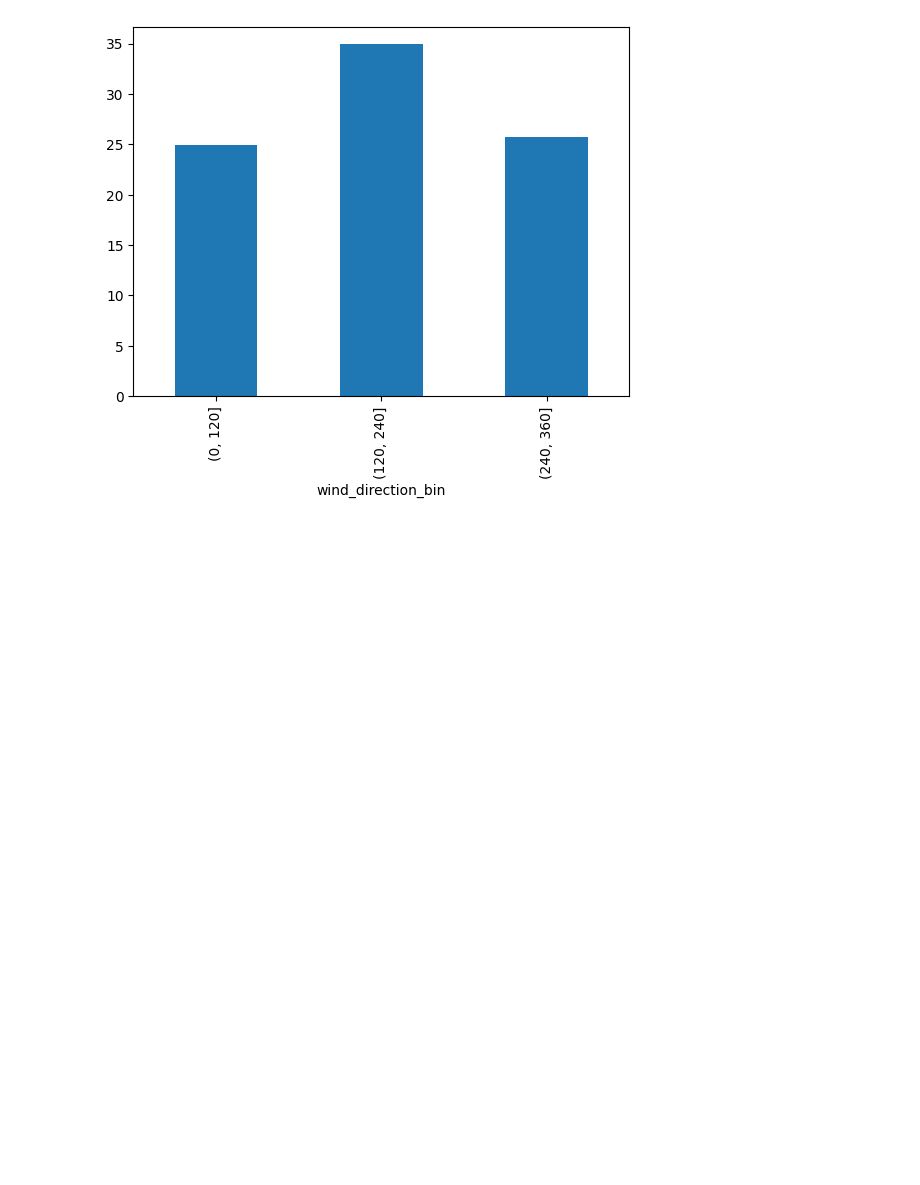
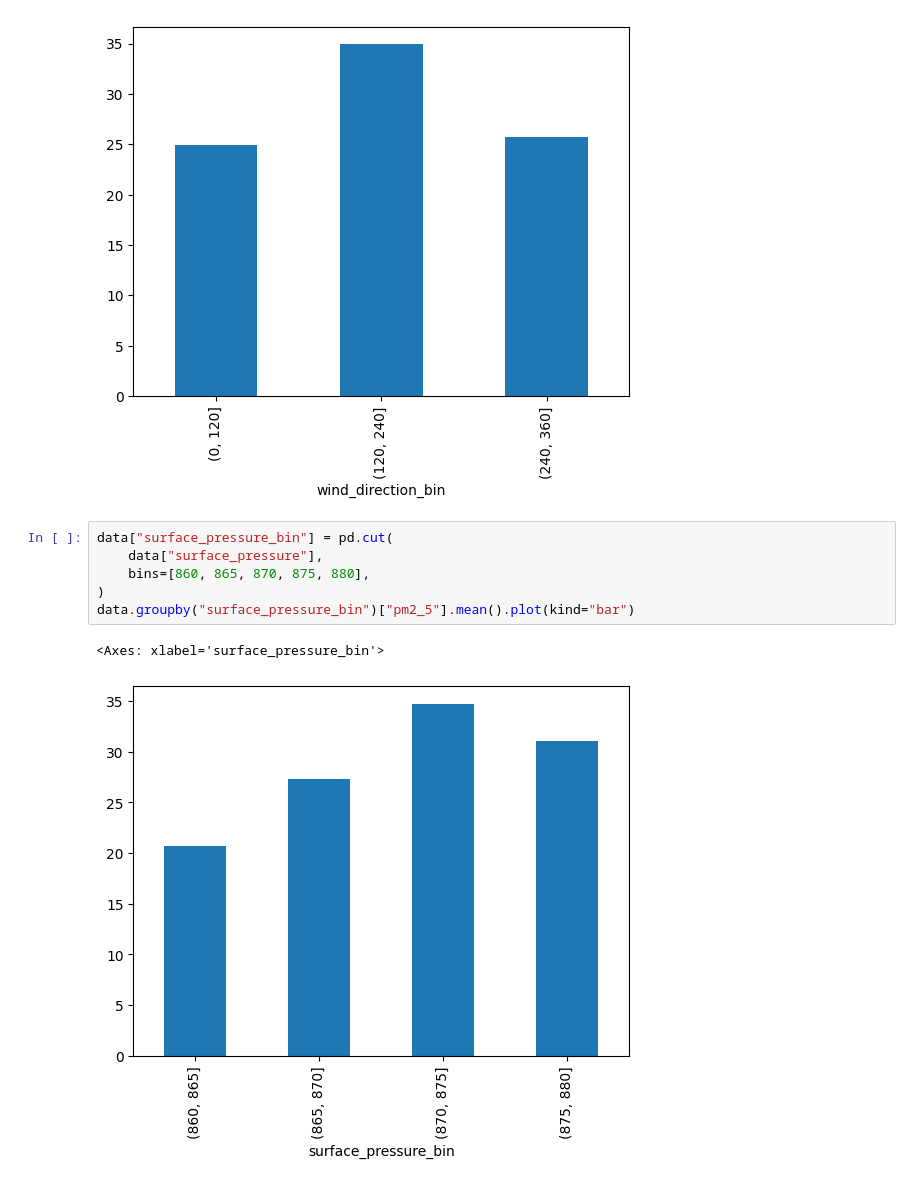
Before and after one commit to adarsha-7/pm25-forecasting, a Jupyter notebook: notebooks/eda/meterological_analysis.ipynb, the cells around one changed output. Cells and saved outputs as stored; diff of their text form; blank space fills up the shorter version.

```diff
--- a/notebooks/eda/meterological_analysis.ipynb
+++ b/notebooks/eda/meterological_analysis.ipynb
@@ -90,3 +90,12 @@ data.groupby("wind_direction_bin")["pm2_5"].mean().plot(kind="bar")
 # %% [output]
 <Axes: xlabel='wind_direction_bin'>
 [figure]
+# %%
+data["surface_pressure_bin"] = pd.cut(
+    data["surface_pressure"],
+    bins=[860, 865, 870, 875, 880],
+)
+data.groupby("surface_pressure_bin")["pm2_5"].mean().plot(kind="bar")
+# %% [output]
+<Axes: xlabel='surface_pressure_bin'>
+[figure, added]
```
